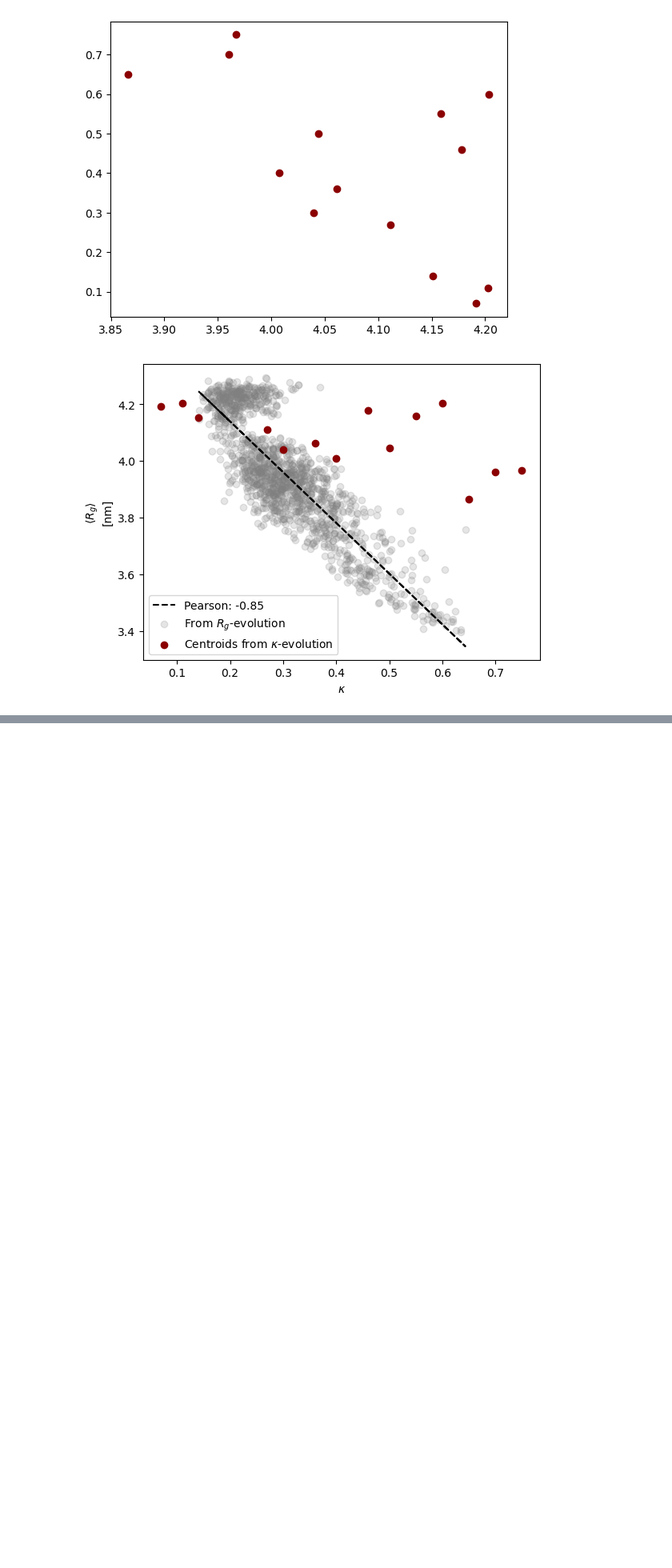
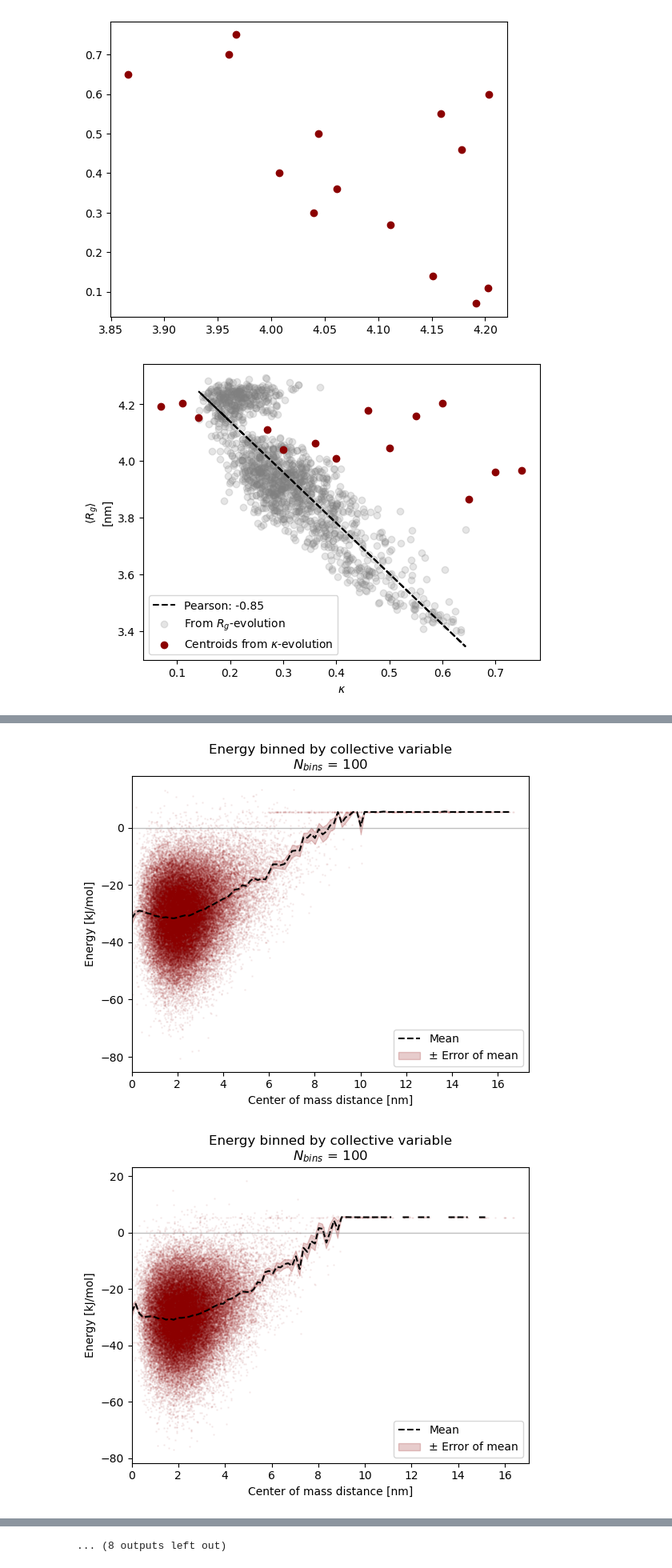
Before and after one commit to frederikespersen/OrthoIDP, a Jupyter notebook: exp/prota_variant_k/prota_variant.ipynb, the cells around one changed output, grey strips where cells are left out. Shown at 80% size. Drawn from its saved outputs; the diff is of its cells as text; code cells hidden in the pictures; blank space fills up the shorter version.

```diff
--- a/exp/prota_variant_k/prota_variant.ipynb
+++ b/exp/prota_variant_k/prota_variant.ipynb
@@ -135,0 +140,12 @@ plt.show()
+# %%
+# Loading precalculated energy data
+datas = []
+resultsdir = "results/two_chain/ionic_240"
+for variant in os.listdir(resultsdir):
+    dir = f"{resultsdir}/{variant}"
+    data = pd.read_csv(dir+'/interaction_energy.csv', index_col=0).sort_index()
+    data['Total energy [kJ/mol]'] = data['Ashbaugh-Hatch [kJ/mol]'] + data['Debye-Hückel [kJ/mol]']
+    data['kappa'] = float(variant[10:14])
+    datas.append(data)
+data = pd.concat(datas)
+data
@@ -135,0 +166,5 @@ plt.show()
+# %%
+Kds = data.groupby('kappa').apply(lambda df: analyse_utils.compute_Kd(df['Total energy [kJ/mol]'], df['Center of mass distance [nm]'], 298, 100))
+# %% [output]
+[figure, added]
+[figure, added]
@@ -135,0 +181 @@ plt.show()
+... (8 outputs left out)
```
Also changed, not shown: parts of 6 cells of this notebook, 4 other files.
